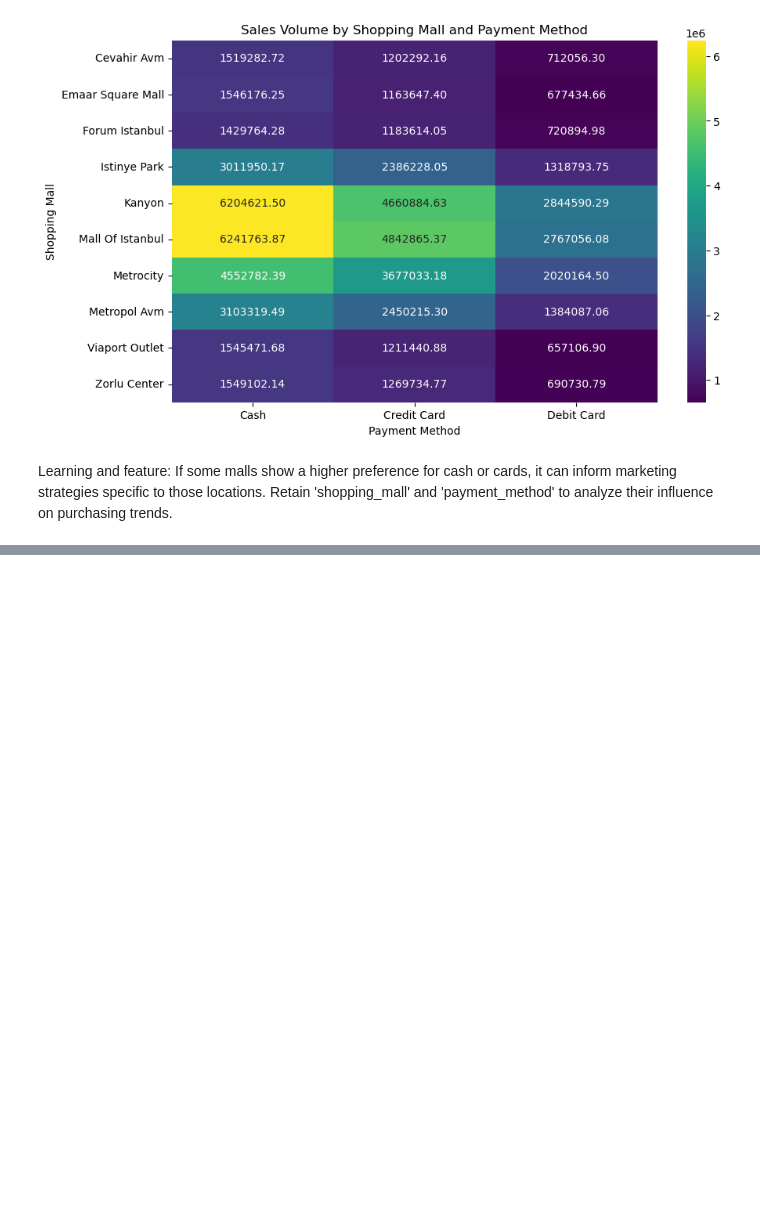
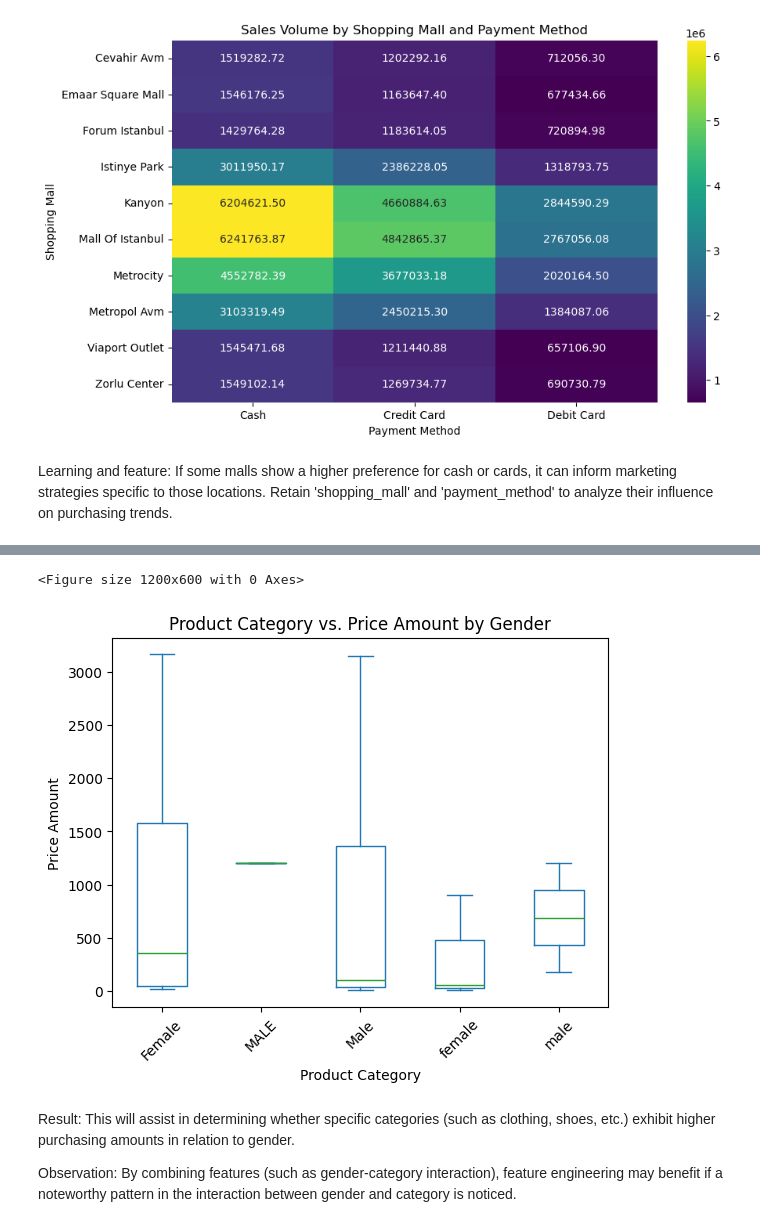
Before and after one commit to adnansadar/Customer-Segmentation-and-Purchase-Behavior-Prediction-for-Retail-Businesses, a Jupyter notebook: phase1.ipynb, the cells around one changed output, grey strips where cells are left out. Drawn from its saved outputs; the diff is of its cells as text; code cells hidden in the pictures; blank space fills up the shorter version.

```diff
--- a/phase1.ipynb
+++ b/phase1.ipynb
@@ -684,0 +777,14 @@ Learning and feature: If some malls show a higher preference for cash or cards,
+# %%
+plt.figure(figsize=(12, 6))
+df.pivot_table('price', 'category', 'gender').plot(kind='box', rot=45)
+plt.title("Product Category vs. Price Amount by Gender")
+plt.xlabel("Product Category")
+plt.ylabel("Price Amount")
+plt.show()
+# %% [output]
+<Figure size 1200x600 with 0 Axes>
+[figure, added]
+# %% [markdown]
+Result: This will assist in determining whether specific categories (such as clothing, shoes, etc.) exhibit higher purchasing amounts in relation to gender.
+
+Observation: By combining features (such as gender-category interaction), feature engineering may benefit if a noteworthy pattern in the interaction between gender and category is noticed.
```
Also changed, not shown: parts of 10 cells of this notebook.
